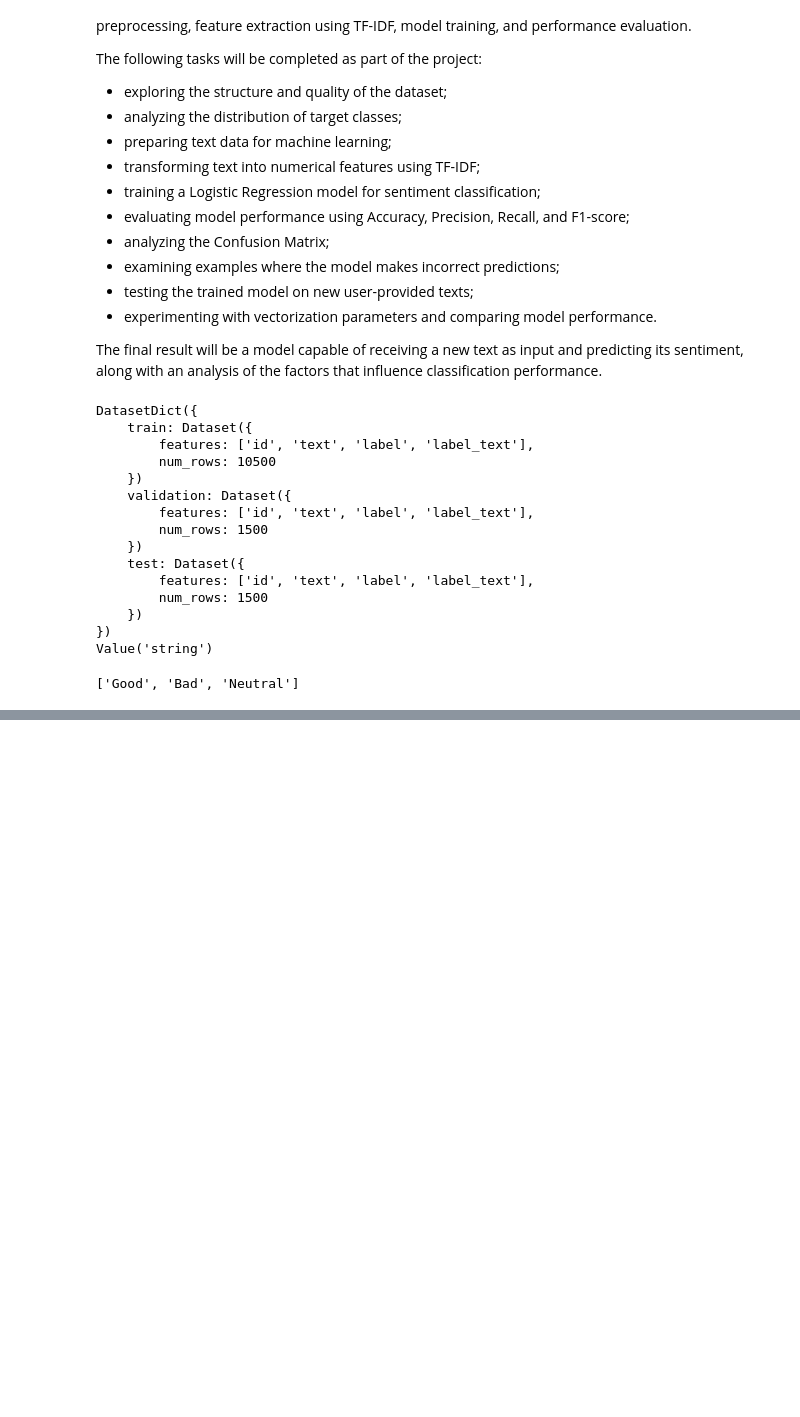
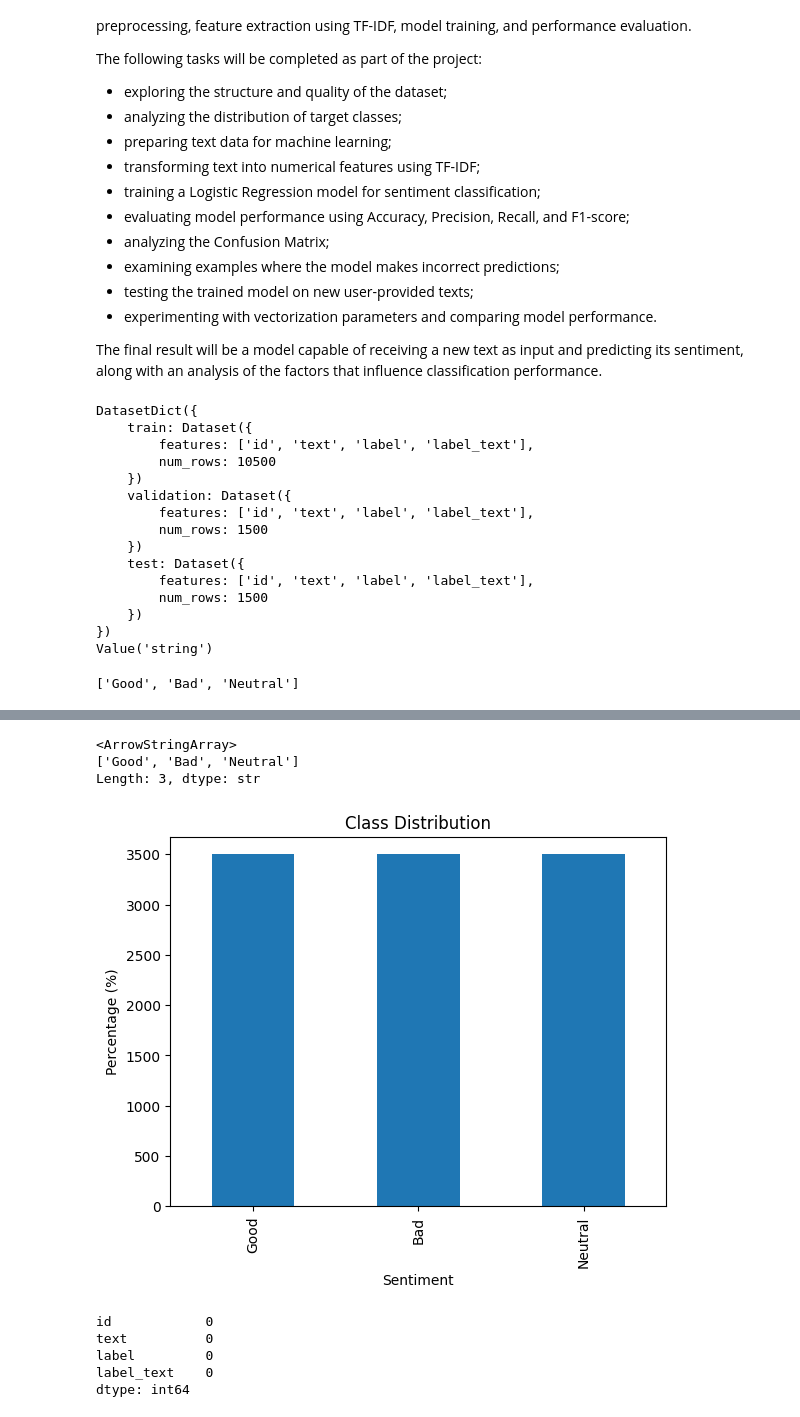
Before and after one commit to KrisTinaShch/kinopoisk_sentiment_analysis, a Jupyter notebook: kinopoisk_sentiment_analysis.ipynb, the cells around one changed output, grey strips where cells are left out. Drawn from its saved outputs; the diff is of its cells as text; code cells hidden in the pictures; blank space fills up the shorter version.

Commit message:
Add EDA for sentiment dataset

```diff
--- a/kinopoisk_sentiment_analysis.ipynb
+++ b/kinopoisk_sentiment_analysis.ipynb
@@ -49,0 +61,3 @@ Value('string')
+# %%
+# convert the training split to a pandas DataFrame
+train_df = dataset['train'].to_pandas()
@@ -49,0 +82,8 @@ Value('string')
+# %%
+# store the column names in variables, so the rest of the notebook does not depend on hard-coded strings.
+TEXT_COL = train_df['text']
+LABEL_COL = train_df['label_text']
+
+print(TEXT_COL.head(5))
+print('-'*100)
+print(LABEL_COL.head(5))
@@ -49,0 +104,31 @@ Value('string')
+# %%
+# find the unique values of the target column
+LABEL_COL.unique()
+# %% [output]
+<ArrowStringArray>
+['Good', 'Bad', 'Neutral']
+Length: 3, dtype: str
+# %%
+# count how many samples belong to each class
+class_сounts = LABEL_COL.value_counts()
+# %%
+# check class balance
+# Print the proportion of each class and draw a bar chart.
+
+class_сounts.plot(kind="bar")
+
+plt.title("Class Distribution")
+plt.xlabel("Sentiment")
+plt.ylabel("Percentage (%)")
+plt.show()
+# %% [output]
+[figure, added]
+# %%
+# look for missing values in the text and label columns
+train_df.isna().sum()
+# %% [output]
+id            0
+text          0
+label         0
+label_text    0
+dtype: int64
```
Also changed, not shown: parts of 8 cells of this notebook.
